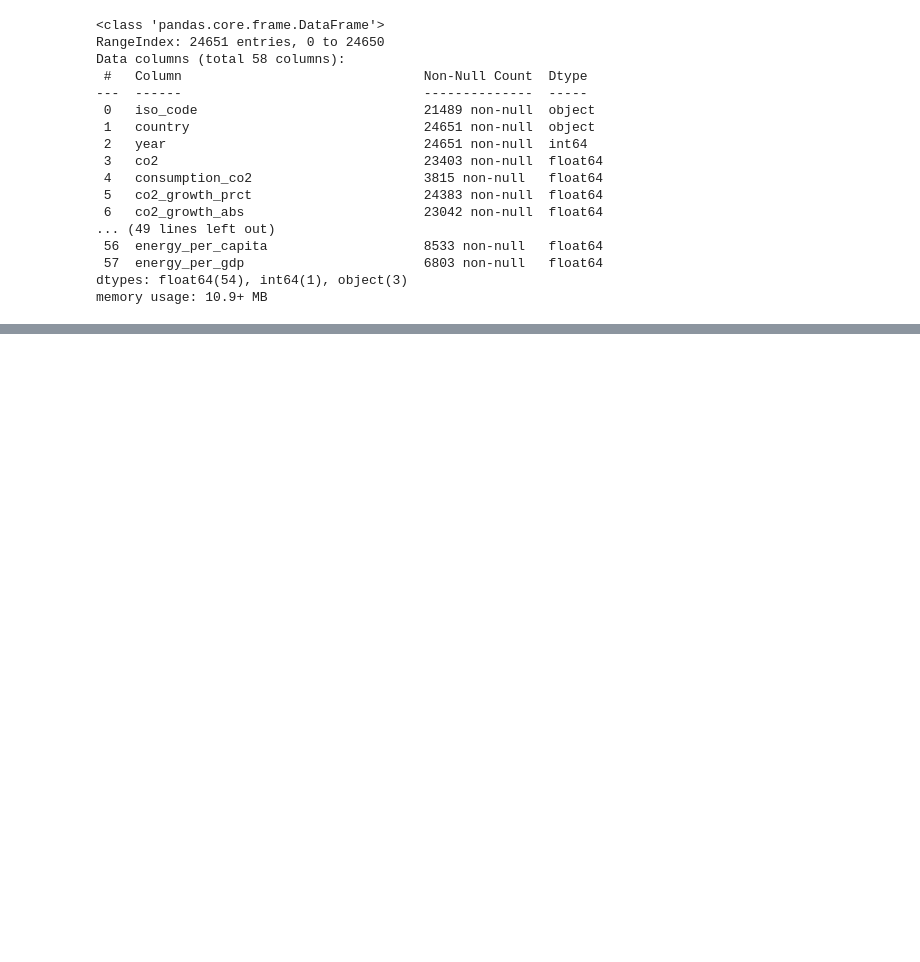
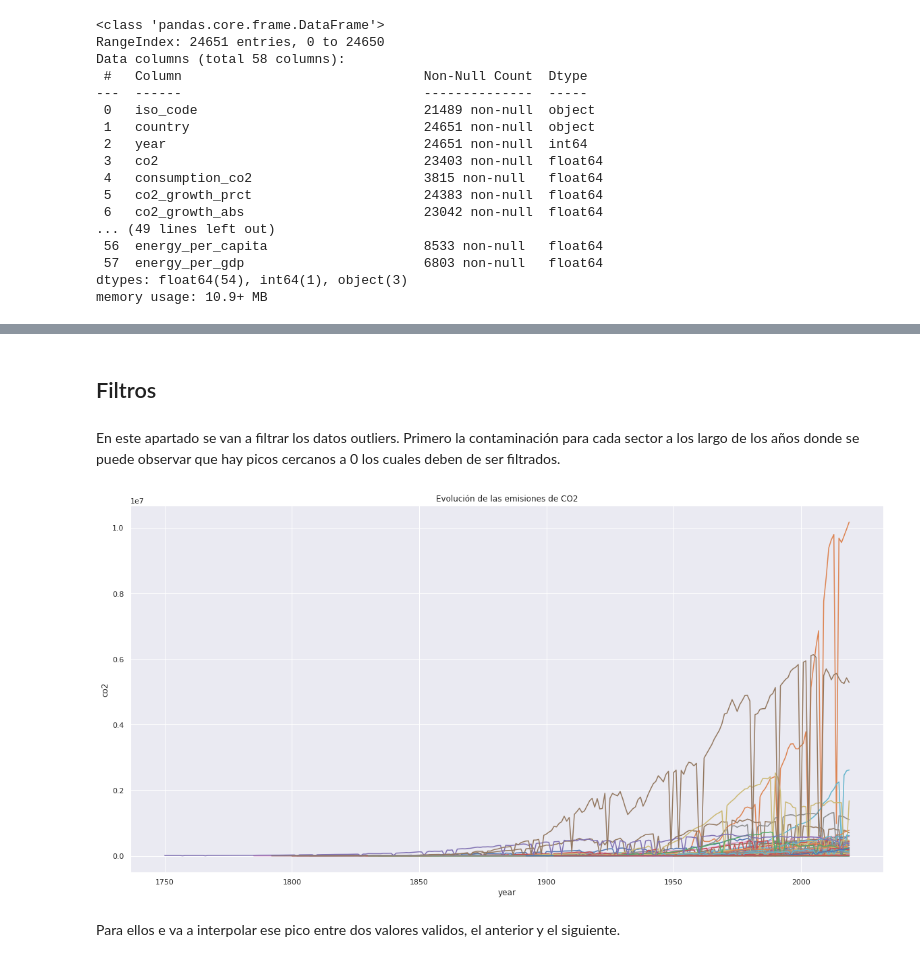
Before and after one commit to aparra4169/Visualizacion-de-Datos, a Jupyter notebook: TrabajoPractico/Notebooks/07MBIG_Visu_TP_GeneraDataset.ipynb, the cells around one changed output, grey strips where cells are left out. Drawn from its saved outputs; the diff is of its cells as text; code cells hidden in the pictures; blank space fills up the shorter version.

Commit message:
Entrega final

```diff
--- a/TrabajoPractico/Notebooks/07MBIG_Visu_TP_GeneraDataset.ipynb
+++ b/TrabajoPractico/Notebooks/07MBIG_Visu_TP_GeneraDataset.ipynb
@@ -70,0 +71,20 @@ df2.head()
+# %% [markdown]
+## Filtros
+# %% [markdown]
+En este apartado se van a filtrar los datos outliers. Primero la contaminación para cada sector a los largo de los años donde se puede observar que hay picos cercanos a 0 los cuales deben de ser filtrados.
+# %%
+df2 = df2[(df2.iso_code != '0') & (df2.co2 > 0) & (df2.iso_code != 0) & (df2.iso_code != 'OWID_WRL') & (df2.iso_code != '')]
+df2.reset_index(drop=True, inplace=True)
+
+
+maximo = []
+sns.set(rc={'figure.figsize':(20,10)})
+for e in df2['iso_code'].unique():
+  sns.lineplot(x=df2[ df2.iso_code == e ]['year'], y=df2[ df2.iso_code == e ]['co2'])
+
+plt.title("Evolución de las emisiones de CO2")
+plt.show()
+# %% [output]
+[figure, added]
+# %% [markdown]
+Para ellos e va a interpolar ese pico entre dos valores validos, el anterior y el siguiente.
```
Also changed, not shown: parts of 7 cells of this notebook, 11 other files.
